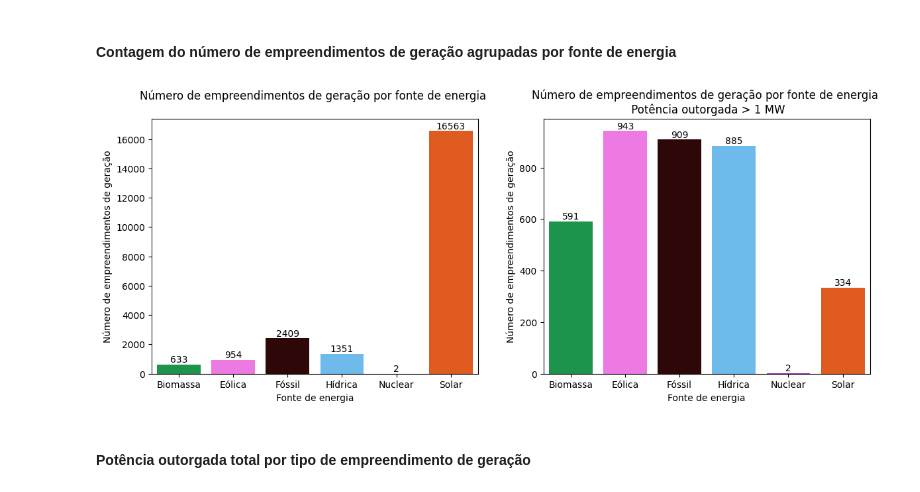
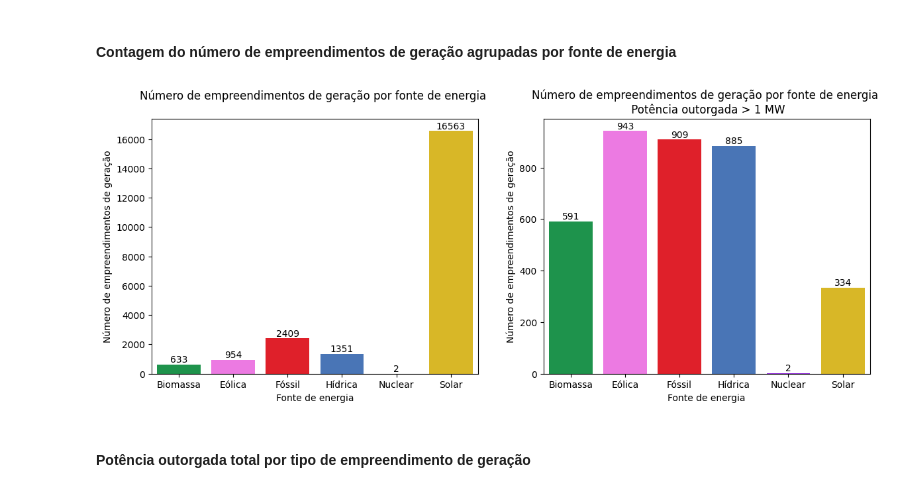
Before and after one commit to AlexandreWNeto/TCC_data_science_PUC_Minas, a Jupyter notebook: Cadernos/001_Mapa das usinas.ipynb, the cells around one changed output. Drawn from its saved outputs; the diff is of its cells as text; code cells hidden in the pictures.

```diff
--- a/Cadernos/001_Mapa das usinas.ipynb
+++ b/Cadernos/001_Mapa das usinas.ipynb
@@ -81,37 +81,37 @@ memory usage: 3.8+ MB
 # %% [markdown]
 #### Contagem do número de empreendimentos de geração agrupadas por fonte de energia
 # %%
-colors = ["#0aa648", "#ff67f1", "#340202", "#59bfff", "#ad0de2", "#ff4f00"]
+colors = ["#0aa648", "#ff67f1", "#ff000d", "#3771c8", "#9300ff", "#f5ca0a"]
 
 figura, (eixo1, eixo2) = plt.subplots(nrows=1, ncols=2, sharey=False, figsize=(14,5))
 sns.barplot(ax=eixo1,
             data=df_usinas.groupby(["DscOrigemCombustivel"]).agg(count=("DscOrigemCombustivel","count")),
             x="DscOrigemCombustivel",
             y="count",
             hue = "DscOrigemCombustivel",
             palette = colors);
 eixo1.set(xlabel = "Fonte de energia", ylabel = "Número de empreendimentos de geração");
 eixo1.ticklabel_format(style='plain', axis='y')
 eixo1.set_title("Número de empreendimentos de geração por fonte de energia \n");
 
 # Selecionando as usinas com potência outorgada maior que 1 MW
 df_usinas_maiores = df_usinas[(df_usinas["MdaPotenciaOutorgadaKw"]>1000)]
 sns.barplot(ax=eixo2,
             data=df_usinas_maiores.groupby(["DscOrigemCombustivel"]).agg(count=("DscOrigemCombustivel","count")),
             x="DscOrigemCombustivel",
             y="count",
             hue = "DscOrigemCombustivel",
             palette = colors);
 eixo2.set(xlabel = "Fonte de energia", ylabel = "Número de empreendimentos de geração");
 eixo2.ticklabel_format(style='plain', axis='y')
 eixo2.set_title("Número de empreendimentos de geração por fonte de energia \n Potência outorgada > 1 MW");
 
 # Fonte: https://www.geeksforgeeks.org/how-to-show-values-on-seaborn-barplot/
 for c1, c2 in zip(eixo1.containers, eixo2.containers):
     eixo1.bar_label(c1,)
     eixo2.bar_label(c2,)
 # %% [output]
-[figure, old version]
+[figure, new version]
 # %% [markdown]
 #### Potência outorgada total por tipo de empreendimento de geração
 # %%
```
Also changed, not shown: parts of 7 cells of this notebook, 6 other files.
